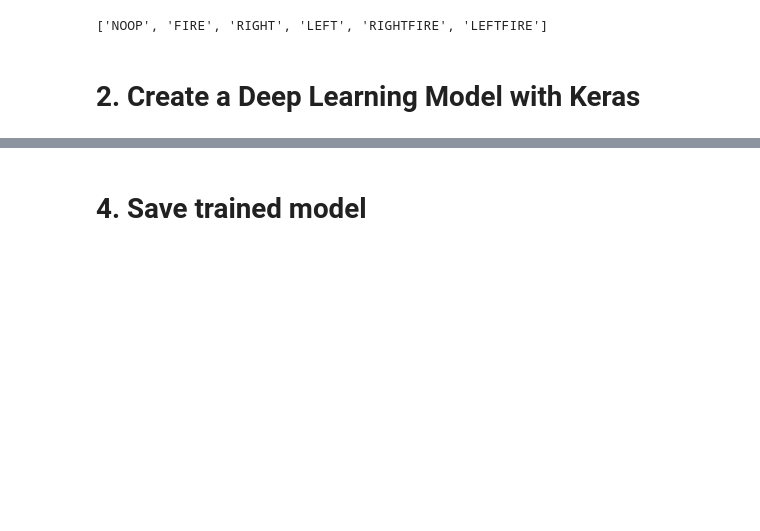
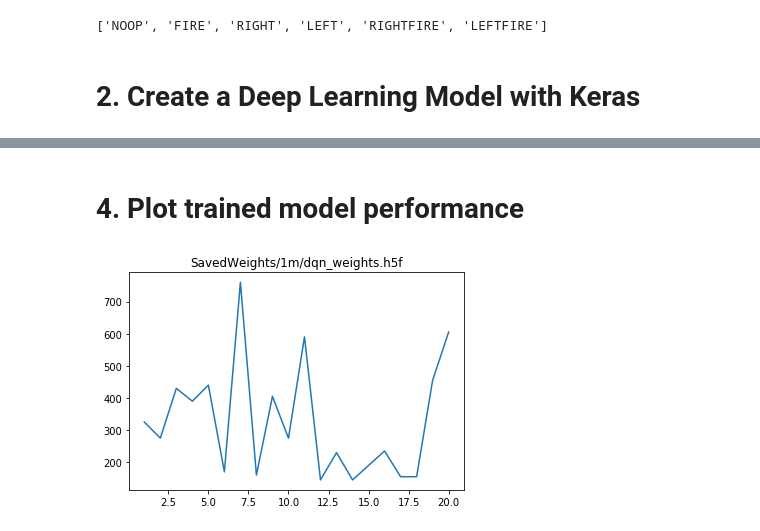
Before and after one commit to gu-lijian/SLS-Space-Invaders, a Jupyter notebook: DQN Space Invaders.ipynb, the cells around one changed output, grey strips where cells are left out. Saved outputs shown, nothing was run; the diff lists cells and outputs as text; code cells hidden in the pictures; blank space fills up the shorter version.

```diff
--- a/DQN Space Invaders.ipynb
+++ b/DQN Space Invaders.ipynb
@@ -95,13 +117,15 @@ def build_agent(model, actions):
 dqn = build_agent(model, actions)
 dqn.compile(Adam(lr=1e-4))
 # %%
+pre_trained_model = 'SavedWeights/1m/dqn_weights.h5f'
 # Release either one of below to load pre-trained model or to train a new model.
 # Load pre-trained model
-dqn.load_weights('SavedWeights/1m/dqn_weights.h5f')
+dqn.load_weights(pre_trained_model)
 # Train model
 # dqn.fit(env, nb_steps=50000, visualize=False, verbose=2)
 # %%
 # run below test after trained or loaded the model
-scores = dqn.test(env, nb_episodes=100, visualize=False)
+episode = 20
+scores = dqn.test(env, nb_episodes = episode, visualize=False)
 print(np.mean(scores.history['episode_reward']))
 # %% [output]
@@ -125,2 +153,2 @@ Episode 100: reward: 425.000, steps: 1134
 # %% [markdown]
-# 4. Save trained model
+# 4. Plot trained model performance
@@ -129,0 +155,11 @@ Episode 100: reward: 425.000, steps: 1134
+# %%
+import matplotlib.pyplot as plt
+
+x = np.arange(1, episode + 1)
+y = scores.history['episode_reward']
+
+plt.plot(x, y)
+plt.title(pre_trained_model)
+plt.show()
+# %% [output]
+[figure, added]
```
Also changed, not shown: parts of 6 cells of this notebook.
